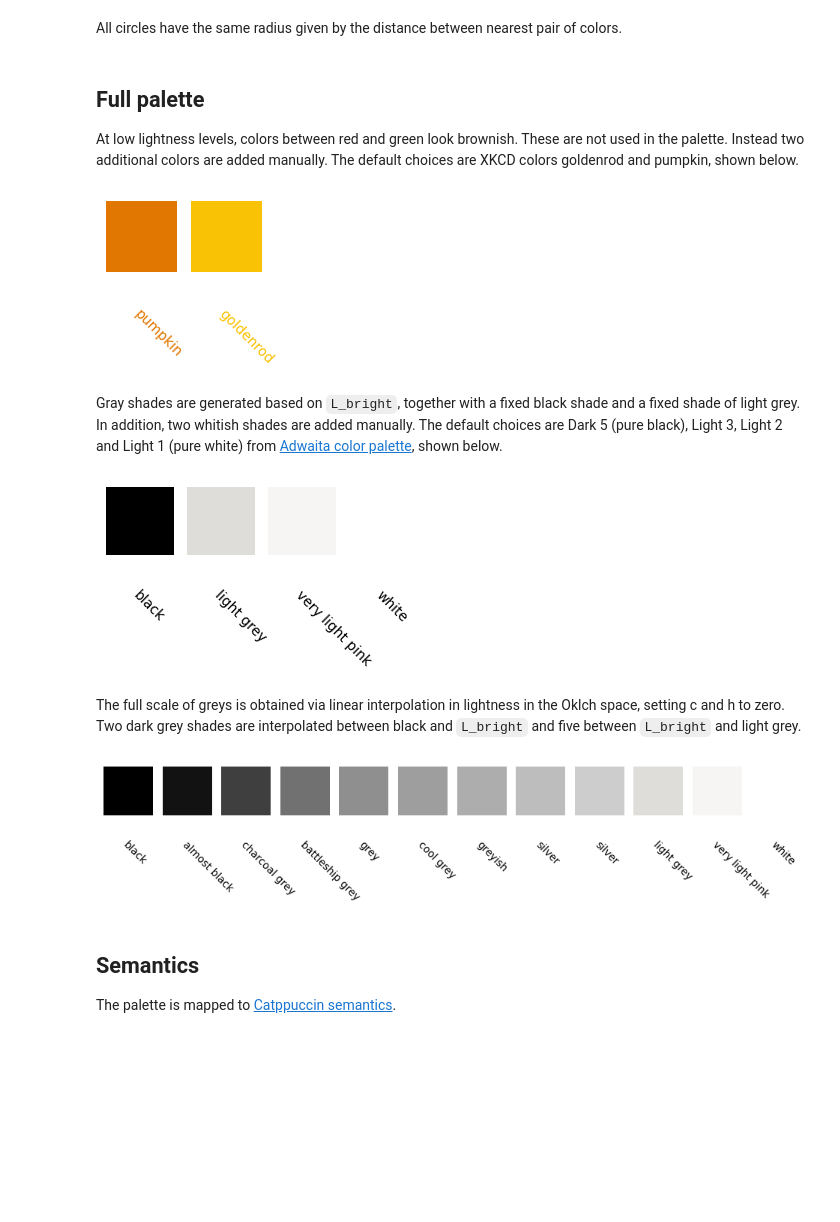
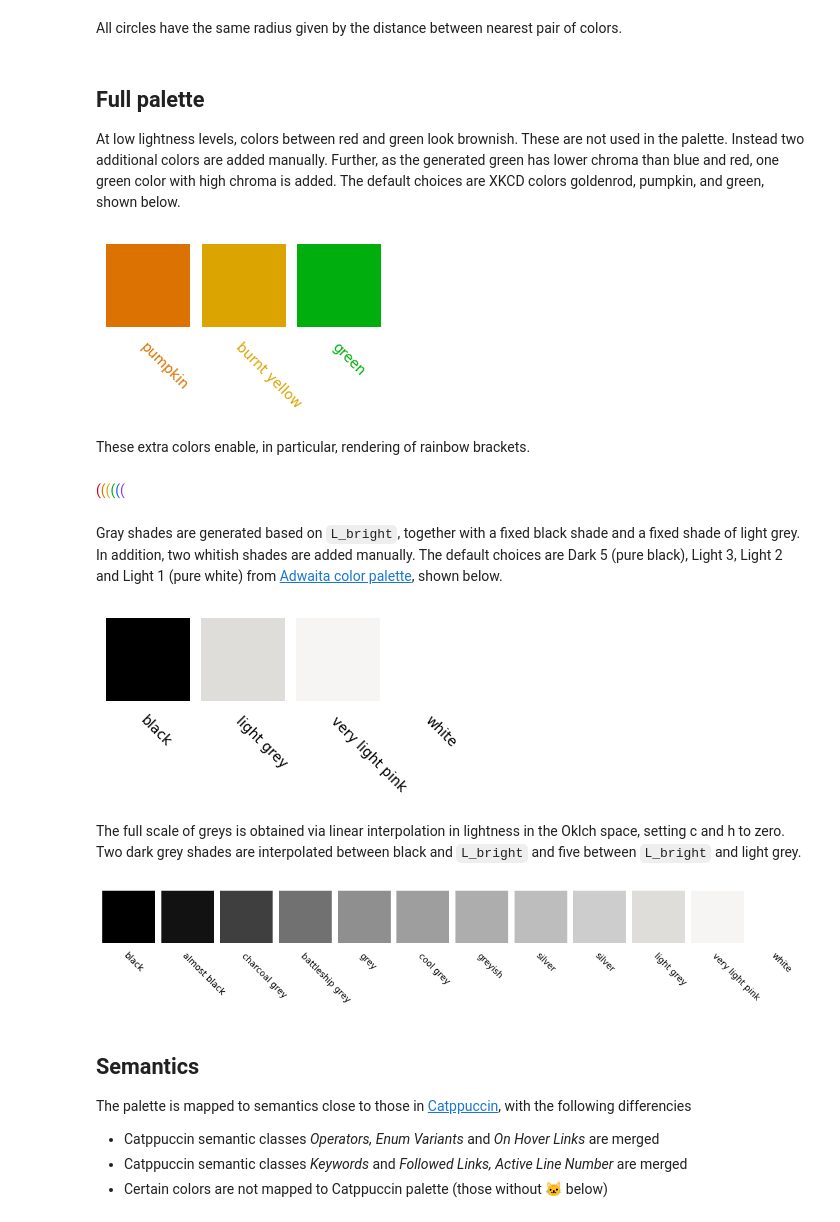
Before and after one commit to l-oksanen/vakio, a Jupyter notebook: design.ipynb, the cells around one changed output. Cells and saved outputs as stored; diff of their text form; code cells hidden in the pictures; blank space fills up the shorter version.

```diff
--- a/design.ipynb
+++ b/design.ipynb
@@ -32,28 +35,38 @@ All circles have the same radius given by the distance between nearest pair of c
 # %% [markdown]
 ## Full palette
 
-At low lightness levels, colors between red and green look brownish. These are not used in the palette. Instead two additional colors are added manually. The default choices are XKCD colors goldenrod and pumpkin, shown below.
+At low lightness levels, colors between red and green look brownish. These are not used in the palette. Instead two additional colors are added manually. Further, as the generated green has lower chroma than blue and red, one green color with high chroma is added. The default choices are XKCD colors goldenrod, pumpkin, and green, shown below.
 # %%
-view.hexes(palette[EXTRA_COLORS])
+view.hexes(palette[metadata.MANUAL_COLORS])
 # %% [output]
-[figure, old version]
+[figure, new version]
+# %% [markdown]
+These extra colors enable, in particular, rendering of rainbow brackets.
+# %%
+view.cycle_colors(6 * '(', palette[metadata.RAINBOW])
+# %% [output]
+((((((
 # %% [markdown]
 Gray shades are generated based on `L_bright`, together with a fixed black shade and a fixed shade of light grey. In addition, two whitish shades are added manually. The default choices are Dark 5 (pure black), Light 3, Light 2 and Light 1 (pure white) from [Adwaita color palette](https://en.wikipedia.org/wiki/Adwaita_(design_language)#Color), shown below.
 # %%
-view.hexes(palette[[BLACK, CRUST, MANTLE, WHITE]], colored_labels=False)
+view.hexes(palette[metadata.MANUAL_GREYS], colored_labels=False)
 # %% [output]
-[figure, old version]
+[figure, new version]
 # %% [markdown]
 The full scale of greys is obtained via linear interpolation in lightness in the Oklch space, setting c and h to zero.
 Two dark grey shades are interpolated between black and `L_bright` and five between `L_bright` and light grey.
 # %%
-view.hexes(palette[GREYS], colored_labels=False)
+view.hexes(palette[metadata.GREYS], colored_labels=False)
 # %% [output]
-[figure, old version]
+[figure, new version]
 # %% [markdown]
 ## Semantics
 
-The palette is mapped to [Catppuccin semantics](https://github.com/catppuccin/catppuccin/blob/main/docs/style-guide.md).
+The palette is mapped to semantics close to those in [Catppuccin](https://github.com/catppuccin/catppuccin/blob/main/docs/style-guide.md), with the following differencies
+
+* Catppuccin semantic classes _Operators, Enum Variants_ and _On Hover Links_ are merged
+* Catppuccin semantic classes _Keywords_ and _Followed Links, Active Line Number_ are merged
+* Certain colors are not mapped to Catppuccin palette (those without 🐱 below)
 # %%
 view.palette(palette)
 # %% [output]
```
Also changed, not shown: parts of 6 cells of this notebook, 2 other files.
